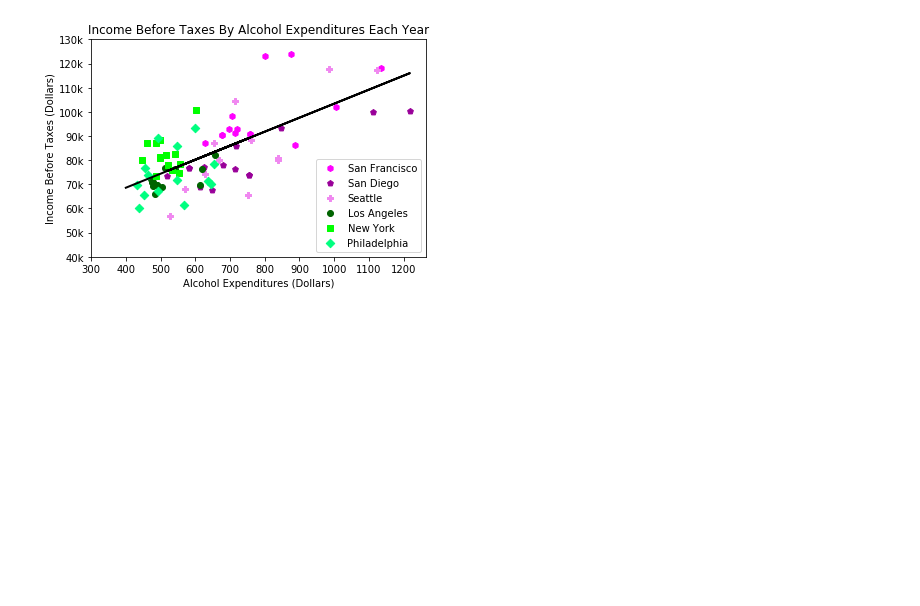
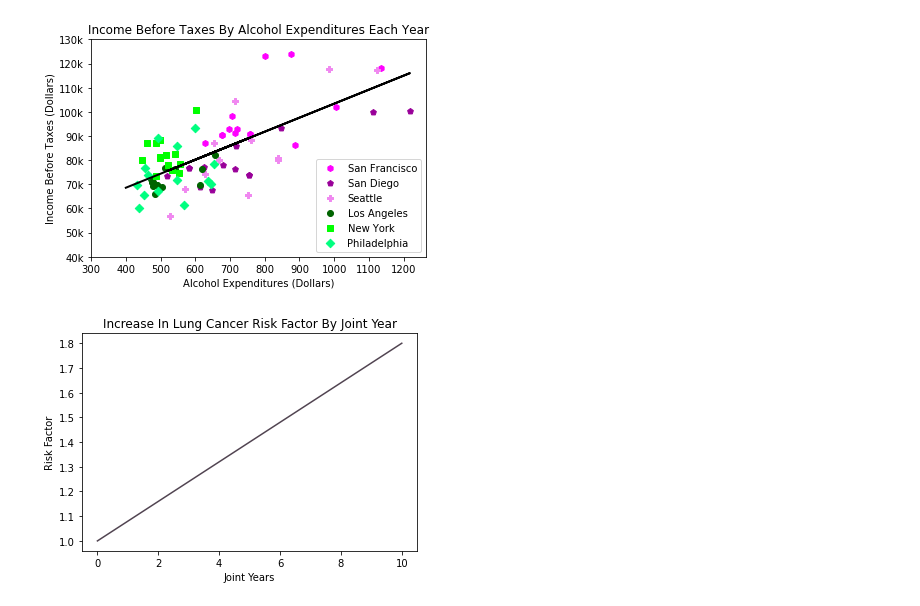
Before and after one commit to Dolphindalt/DataVis, a Jupyter notebook: DataVisHw1.ipynb, the cells around one changed output. Drawn from its saved outputs; the diff is of its cells as text; code cells hidden in the pictures; blank space fills up the shorter version.

```diff
--- a/DataVisHw1.ipynb
+++ b/DataVisHw1.ipynb
@@ -459,3 +459,15 @@ plt.savefig('selected.png', dpi=500)
 plt.show()
 # %% [output]
 [figure]
+# %%
+import matplotlib.pyplot as plt
+x = range(0,11)
+y = [1.00 + i * 0.08 for i in range(0, 11)]
+plt.plot(x, y, c="#514451", label="Risk Factor")
+plt.xlabel("Joint Years")
+plt.ylabel("Risk Factor")
+plt.title("Increase In Lung Cancer Risk Factor By Joint Year")
+plt.savefig('selected.png', dpi=500)
+plt.show()
+# %% [output]
+[figure, added]
```
Also changed, not shown: 12 other files.
